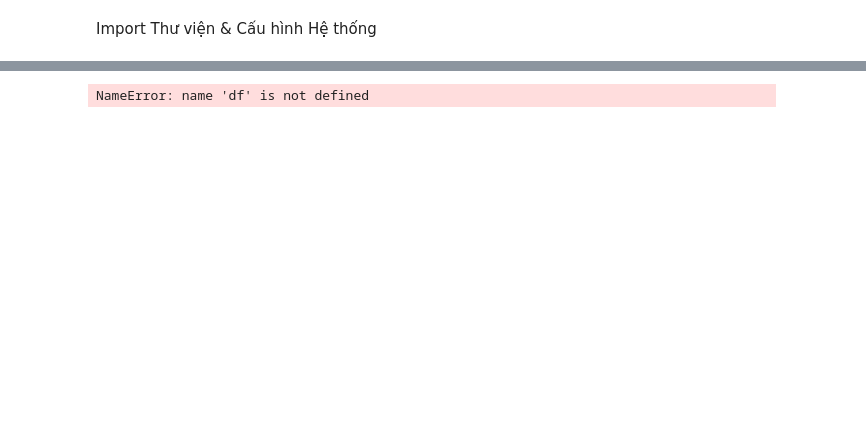
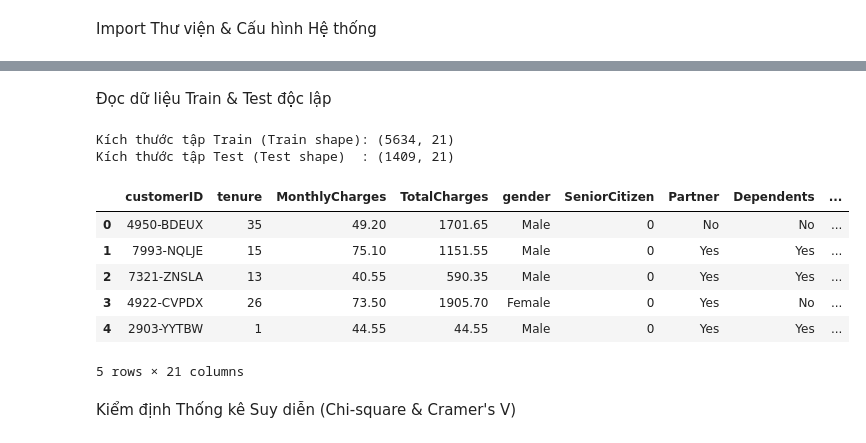
Before and after one commit to nhnminh1409/DS66B_group_11, a Jupyter notebook: notebooks/02_advanced_modeling.ipynb, the cells around one changed output, grey strips where cells are left out. Cells and saved outputs as stored; diff of their text form; code cells hidden in the pictures; blank space fills up the shorter version.

```diff
--- a/notebooks/02_advanced_modeling.ipynb
+++ b/notebooks/02_advanced_modeling.ipynb
@@ -40,4 +40,23 @@ ModuleNotFoundError: No module named 'numpy'
-# %%
-print("Kiểu dữ liệu gốc của TotalCharges:", df['TotalCharges'].dtype)
-# %% [output]
-NameError: name 'df' is not defined
+# %% [markdown]
+Đọc dữ liệu Train & Test độc lập
+# %%
+train_df = pd.read_csv('D:/DS66B_group_11/data/processed/train.csv')
+test_df = pd.read_csv('D:/DS66B_group_11/data/processed/test.csv')
+
+print(f"Kích thước tập Train (Train shape): {train_df.shape}")
+print(f"Kích thước tập Test (Test shape)  : {test_df.shape}")
+
+# Hiển thị 5 dòng đầu tập Train
+train_df.head()
+# %% [output]
+Kích thước tập Train (Train shape): (5634, 21)
+Kích thước tập Test (Test shape)  : (1409, 21)
+|  | customerID | tenure | MonthlyCharges | TotalCharges | gender | SeniorCitizen | Partner | Dependents | ... |
+| 0 | 4950-BDEUX | 35 | 49.20 | 1701.65 | Male | 0 | No | No | ... |
+| 1 | 7993-NQLJE | 15 | 75.10 | 1151.55 | Male | 0 | Yes | Yes | ... |
+| 2 | 7321-ZNSLA | 13 | 40.55 | 590.35 | Male | 0 | Yes | Yes | ... |
+| 3 | 4922-CVPDX | 26 | 73.50 | 1905.70 | Female | 0 | Yes | No | ... |
+| 4 | 2903-YYTBW | 1 | 44.55 | 44.55 | Male | 0 | Yes | Yes | ... |
+5 rows × 21 columns
+# %% [markdown]
+Kiểm định Thống kê Suy diễn (Chi-square & Cramer's V)
```
Also changed, not shown: parts of 14 cells of this notebook.
